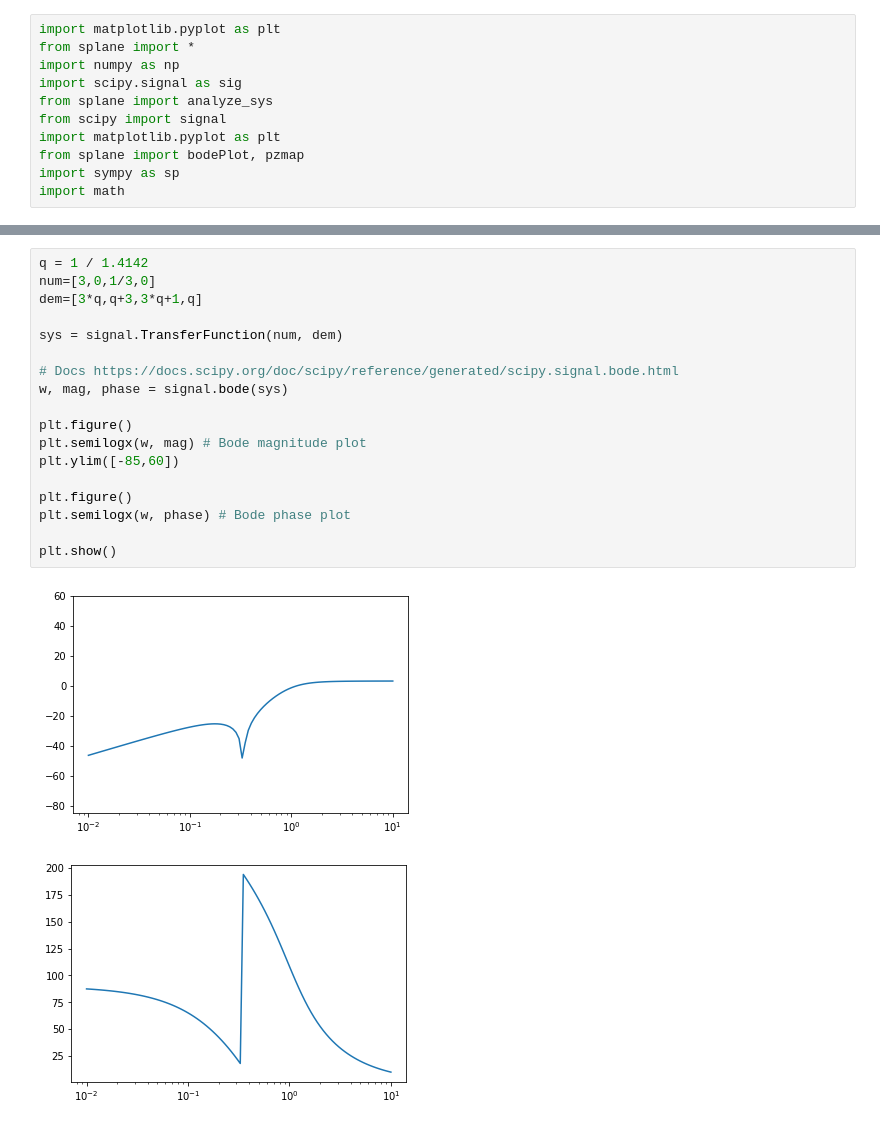
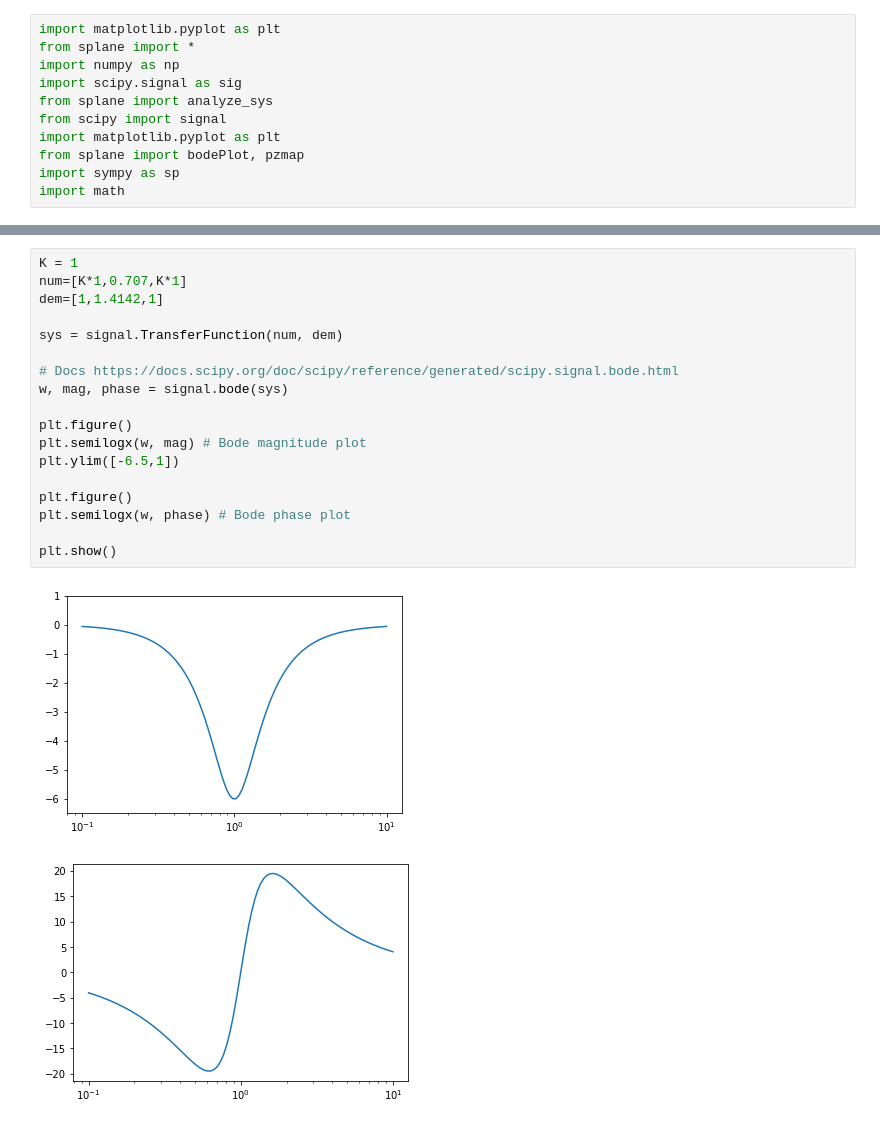
Before and after one commit to fedeSantana/TC2, a Jupyter notebook: Tarea semanal 4/Tarea Semanal 4.ipynb, the cells around one changed output, grey strips where cells are left out. Cells and saved outputs as stored; diff of their text form.

```diff
--- a/Tarea semanal 4/Tarea Semanal 4.ipynb
+++ b/Tarea semanal 4/Tarea Semanal 4.ipynb
@@ -93,21 +67,21 @@ $\displaystyle  H(s) = \frac{1}{9} \cdot \frac{9 s^{2} + 1}{s^{2} + s + 1} \cdot
 # %%
-q = 1 / 1.4142
-num=[3,0,1/3,0]
-dem=[3*q,q+3,3*q+1,q]
+K = 1
+num=[K*1,0.707,K*1]
+dem=[1,1.4142,1]
 
 sys = signal.TransferFunction(num, dem)
 
 # Docs https://docs.scipy.org/doc/scipy/reference/generated/scipy.signal.bode.html
 w, mag, phase = signal.bode(sys)
 
 plt.figure()
 plt.semilogx(w, mag) # Bode magnitude plot
-plt.ylim([-85,60])
+plt.ylim([-6.5,1])
 
 plt.figure()
 plt.semilogx(w, phase) # Bode phase plot
 
 plt.show()
 # %% [output]
-[figure, old version]
+[figure, new version]
-[figure, old version]
+[figure, new version]
```
Also changed, not shown: parts of 11 cells of this notebook, 3 other files.
